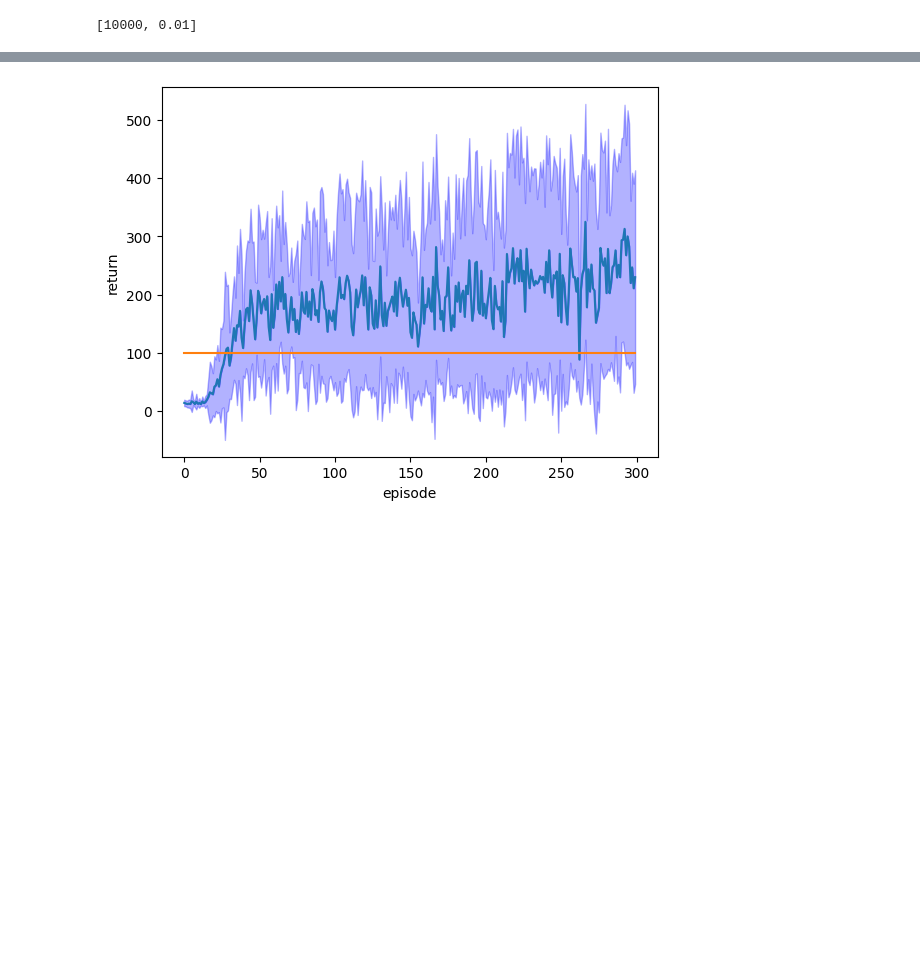
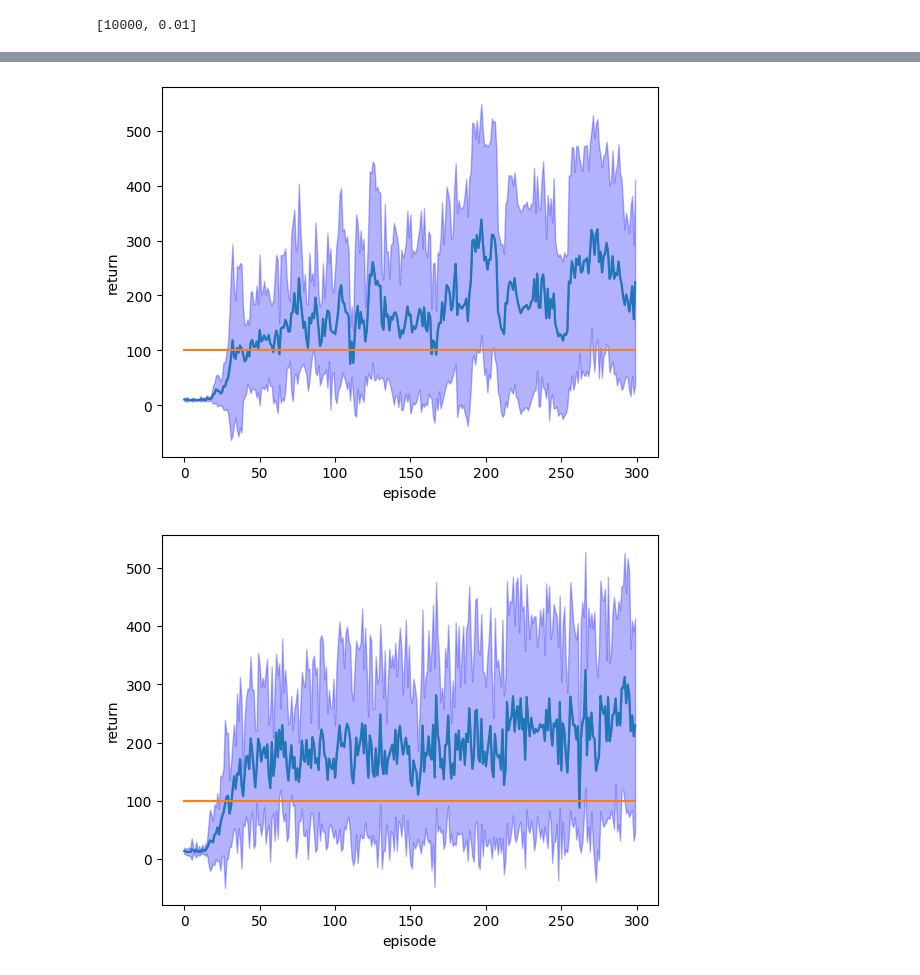
Before and after one commit to mitsides06/DQN-Hyperparameter-Tuning, a Jupyter notebook: coursework2.ipynb, the cells around one changed output, grey strips where cells are left out. Cells and saved outputs as stored; diff of their text form; code cells hidden in the pictures; blank space fills up the shorter version.

```diff
--- a/coursework2.ipynb
+++ b/coursework2.ipynb
@@ -285,0 +471,9 @@ plt.show()
+# %%
+epsilons= [1.09]
+
+
+#SAVE THIS VARIABLE USING PICKLE
+epsilon_2_results = []
+
+for idx, epsilon in enumerate(epsilons):
+    epsilon_2_results.append(test_model(episodes_num=300, runs_num=10, architecture=best_architecture, learning_rate=0.01, memory_size=5000, batch_size=50, epsilon=epsilon, update_net_freq=1))
@@ -286,3 +498,17 @@ plt.show()
+# %%
+results = torch.tensor(epsilon_2_results[0])
+means = results.float().mean(0)
+stds = results.float().std(0)
+constant = [100] * 300
+plt.plot(torch.arange(300), means)
+plt.plot(torch.arange(300), constant)
+plt.ylabel("return")
+plt.xlabel("episode")
+plt.fill_between(np.arange(300), means, means+stds, alpha=0.3, color='b')
+plt.fill_between(np.arange(300), means, means-stds, alpha=0.3, color='b')
+plt.show()
+# %% [output]
+[figure, added]
 # %%
 results = torch.tensor(best_memory_batch_size_results)
 means = results.float().mean(0)
```
Also changed, not shown: parts of 17 cells of this notebook.
